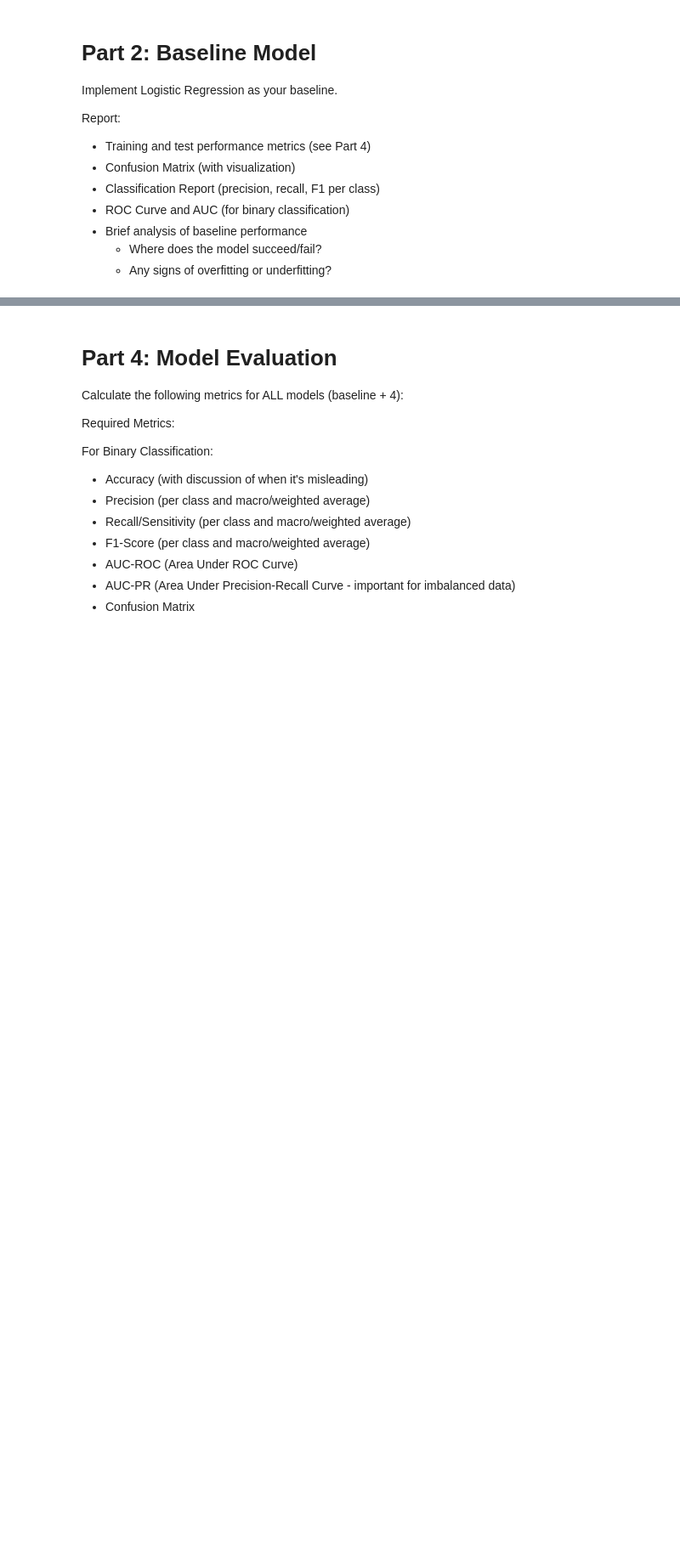
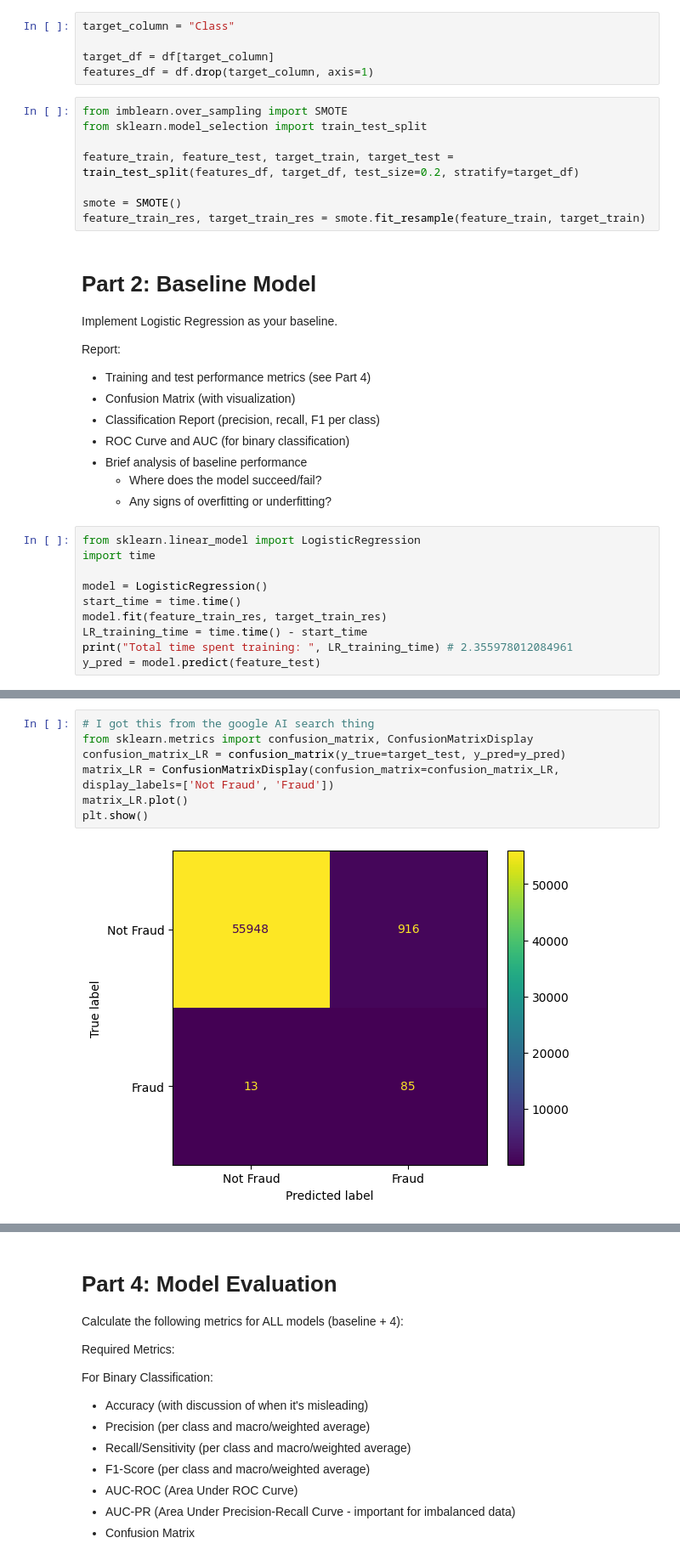
Before and after one commit to CruzJua/ClassificationModelsExploration, a Jupyter notebook: main.ipynb, the cells around one changed output, grey strips where cells are left out. Shown at 85% size. Cells and saved outputs as stored; diff of their text form; blank space fills up the shorter version.

```diff
--- a/main.ipynb
+++ b/main.ipynb
@@ -122,3 +151,16 @@ plt.boxplot(x=df[["V7", "V10", "V11", "V12", "V14", "V16", "V17"]], orientation=
+# %%
+target_column = "Class"
+
+target_df = df[target_column]
+features_df = df.drop(target_column, axis=1)
+# %%
+from imblearn.over_sampling import SMOTE
+from sklearn.model_selection import train_test_split
+
+feature_train, feature_test, target_train, target_test = train_test_split(features_df, target_df, test_size=0.2, stratify=target_df)
+
+smote = SMOTE()
+feature_train_res, target_train_res = smote.fit_resample(feature_train, target_train)
 # %% [markdown]
 # Part 2: Baseline Model
 Implement Logistic Regression as your baseline.
@@ -131,3 +173,13 @@ Report:
 - Brief analysis of baseline performance
     - Where does the model succeed/fail?
     - Any signs of overfitting or underfitting?
+# %%
+from sklearn.linear_model import LogisticRegression
+import time
+
+model = LogisticRegression()
+start_time = time.time()
+model.fit(feature_train_res, target_train_res)
+LR_training_time = time.time() - start_time
+print("Total time spent training: ", LR_training_time) # 2.355978012084961
+y_pred = model.predict(feature_test)
@@ -133,0 +196,9 @@ Report:
+# %%
+# I got this from the google AI search thing
+from sklearn.metrics import confusion_matrix, ConfusionMatrixDisplay
+confusion_matrix_LR = confusion_matrix(y_true=target_test, y_pred=y_pred)
+matrix_LR = ConfusionMatrixDisplay(confusion_matrix=confusion_matrix_LR, display_labels=['Not Fraud', 'Fraud'])
+matrix_LR.plot()
+plt.show()
+# %% [output]
+[figure, added]
```
Also changed, not shown: parts of 35 cells of this notebook.
